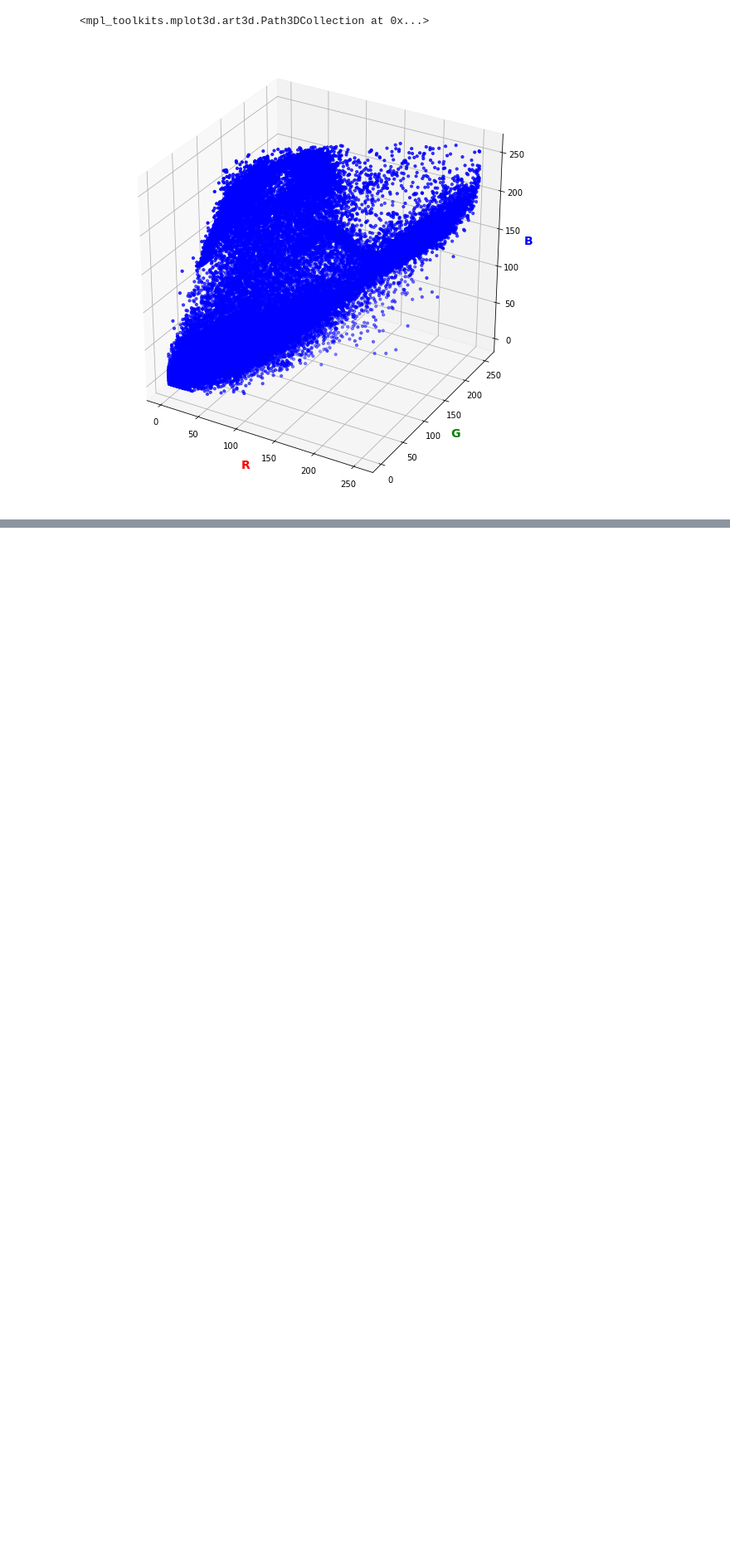
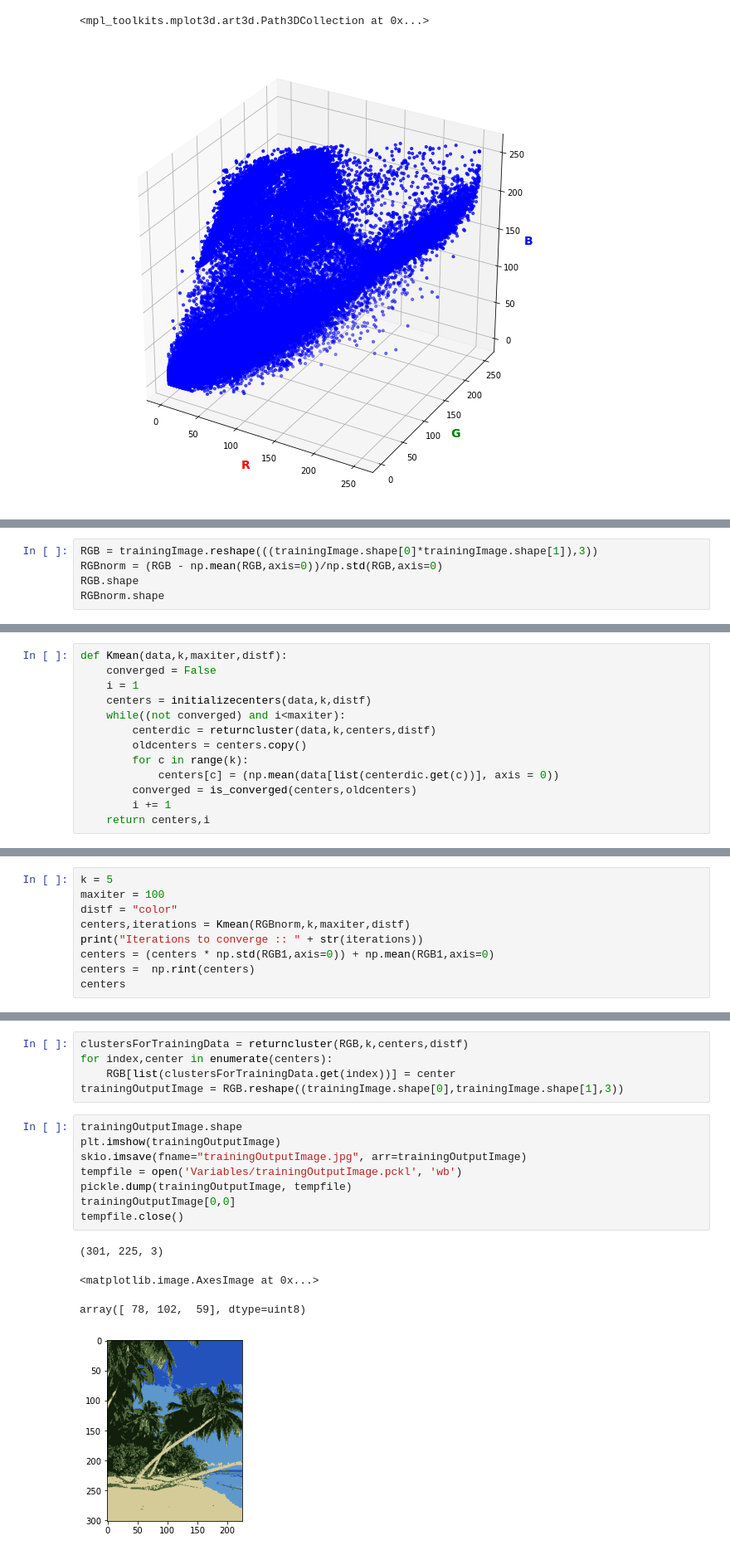
Before and after one commit to jainsanyam786/Intro_To_AI, a Jupyter notebook: Project4/Image_Recoloration.ipynb, the cells around one changed output, grey strips where cells are left out. Shown at 83% size. Drawn from its saved outputs; the diff is of its cells as text; blank space fills up the shorter version.

```diff
--- a/Project4/Image_Recoloration.ipynb
+++ b/Project4/Image_Recoloration.ipynb
@@ -192,0 +116,5 @@ plt.imshow(testingImage_gray,cmap=plt.cm.gray)
+# %%
+RGB = trainingImage.reshape(((trainingImage.shape[0]*trainingImage.shape[1]),3))
+RGBnorm = (RGB - np.mean(RGB,axis=0))/np.std(RGB,axis=0)
+RGB.shape
+RGBnorm.shape
@@ -192,0 +124,13 @@ plt.imshow(testingImage_gray,cmap=plt.cm.gray)
+# %%
+def Kmean(data,k,maxiter,distf):
+    converged = False
+    i = 1
+    centers = initializecenters(data,k,distf)
+    while((not converged) and i<maxiter):
+        centerdic = returncluster(data,k,centers,distf)
+        oldcenters = centers.copy()
+        for c in range(k):
+            centers[c] = (np.mean(data[list(centerdic.get(c))], axis = 0))
+        converged = is_converged(centers,oldcenters)
+        i += 1
+    return centers,i
@@ -192,0 +139,9 @@ plt.imshow(testingImage_gray,cmap=plt.cm.gray)
+# %%
+k = 5
+maxiter = 100
+distf = "color"
+centers,iterations = Kmean(RGBnorm,k,maxiter,distf)
+print("Iterations to converge :: " + str(iterations))
+centers = (centers * np.std(RGB1,axis=0)) + np.mean(RGB1,axis=0)
+centers =  np.rint(centers)
+centers
@@ -192,0 +155,18 @@ plt.imshow(testingImage_gray,cmap=plt.cm.gray)
+# %%
+clustersForTrainingData = returncluster(RGB,k,centers,distf)
+for index,center in enumerate(centers):
+    RGB[list(clustersForTrainingData.get(index))] = center
+trainingOutputImage = RGB.reshape((trainingImage.shape[0],trainingImage.shape[1],3))
+# %%
+trainingOutputImage.shape
+plt.imshow(trainingOutputImage)
+skio.imsave(fname="trainingOutputImage.jpg", arr=trainingOutputImage)
+tempfile = open('Variables/trainingOutputImage.pckl', 'wb')
+pickle.dump(trainingOutputImage, tempfile)
+trainingOutputImage[0,0]
+tempfile.close()
+# %% [output]
+(301, 225, 3)
+<matplotlib.image.AxesImage at 0x...>
+array([ 78, 102,  59], dtype=uint8)
+[figure, added]
```
Also changed, not shown: parts of 57 cells of this notebook, 12 other files.
